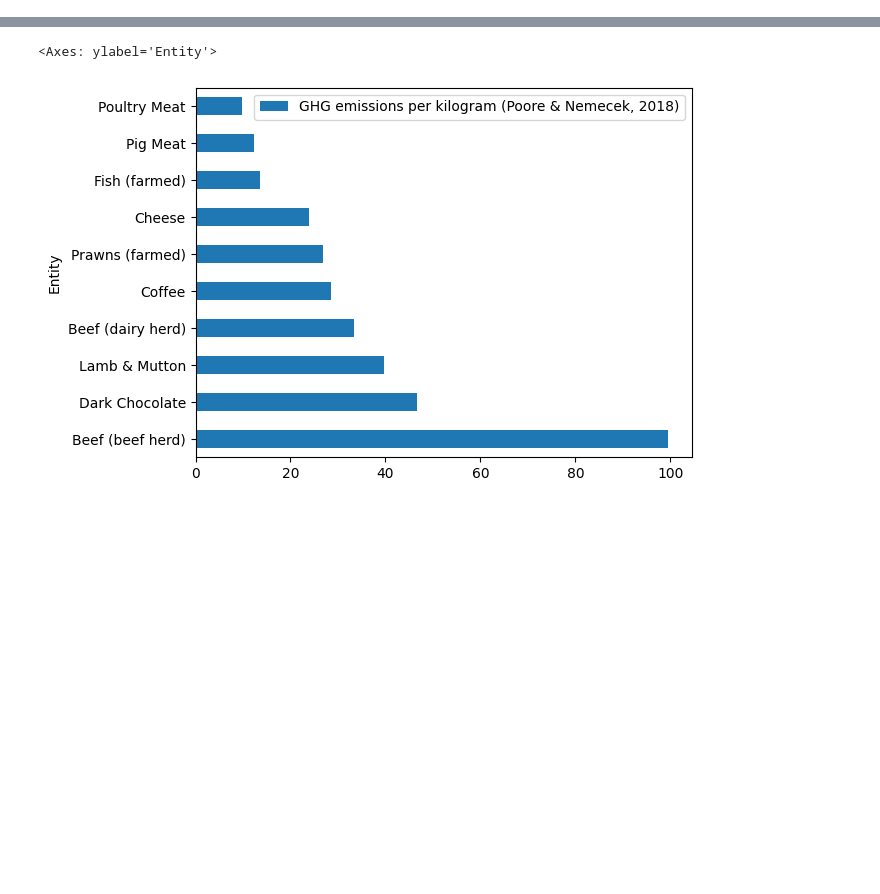
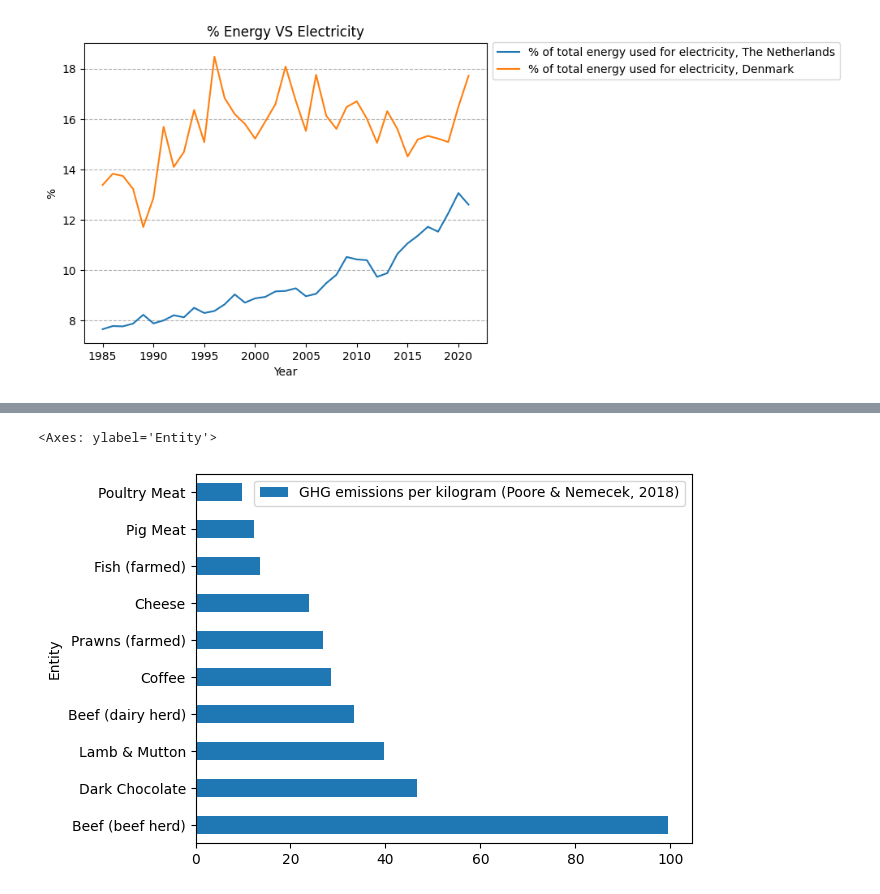
Before and after one commit to MevrouwHelderder/final_assignment, a Jupyter notebook: 2nd_Try_Final_Assignment_Energy_production_and_consumption.ipynb, the cells around one changed output, grey strips where cells are left out. Drawn from its saved outputs; the diff is of its cells as text; code cells hidden in the pictures; blank space fills up the shorter version.

```diff
--- a/2nd_Try_Final_Assignment_Energy_production_and_consumption.ipynb
+++ b/2nd_Try_Final_Assignment_Energy_production_and_consumption.ipynb
@@ -43,0 +79,22 @@ costs_df = dataframes['costs_df']
+# %%
+netherlands = (energy_total_df[energy_total_df["country"]=="Netherlands"]).loc[:,["year","electricity_share_energy"]].dropna()
+denmark = (energy_total_df[energy_total_df["country"]=="Denmark"]).loc[:,["year","electricity_share_energy"]].dropna()
+
+fig, ax = plt.subplots()
+
+nether_year = netherlands["year"]
+nether_energy = netherlands["electricity_share_energy"]
+den_year = denmark["year"]
+den_energy = denmark["electricity_share_energy"]
+
+ax.plot(nether_year, nether_energy, label="% of total energy used for electricity, The Netherlands")
+ax.plot(den_year, den_energy, label="% of total energy used for electricity, Denmark")
+
+ax.set_title("% Energy VS Electricity")
+ax.set_xlabel("Year")
+ax.set_ylabel("%")
+ax.grid(axis='y', linestyle='--')
+ax.legend(loc='center left', bbox_to_anchor=(1,0.94))
+plt.show()
+# %% [output]
+[figure, added]
```
Also changed, not shown: parts of 64 cells of this notebook.
